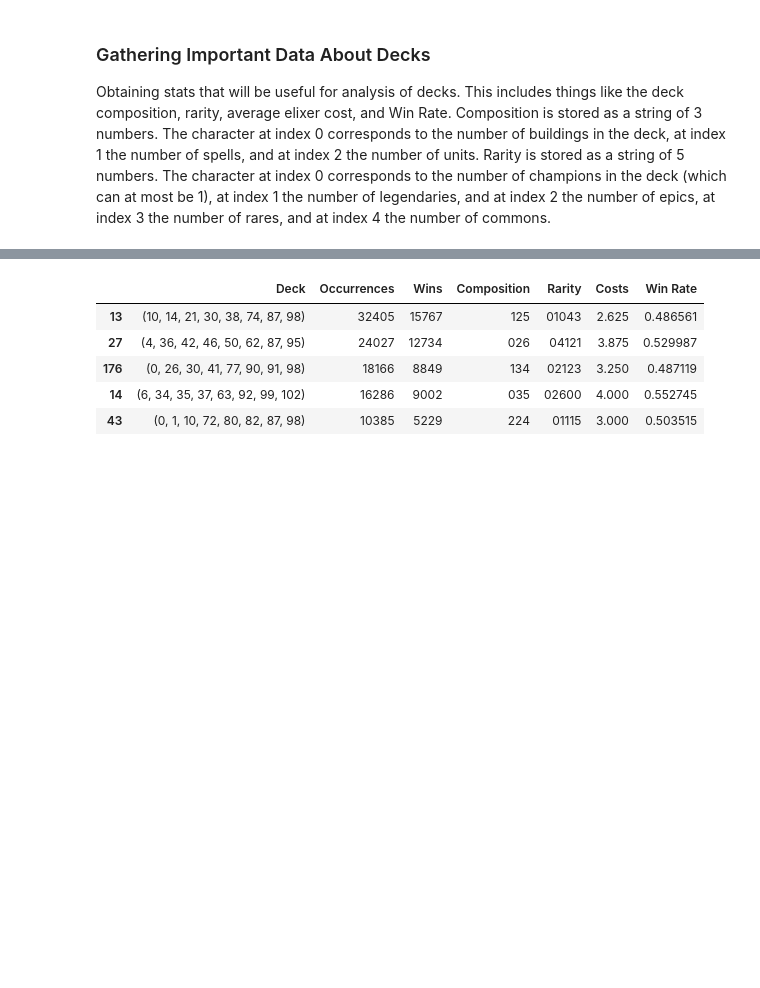
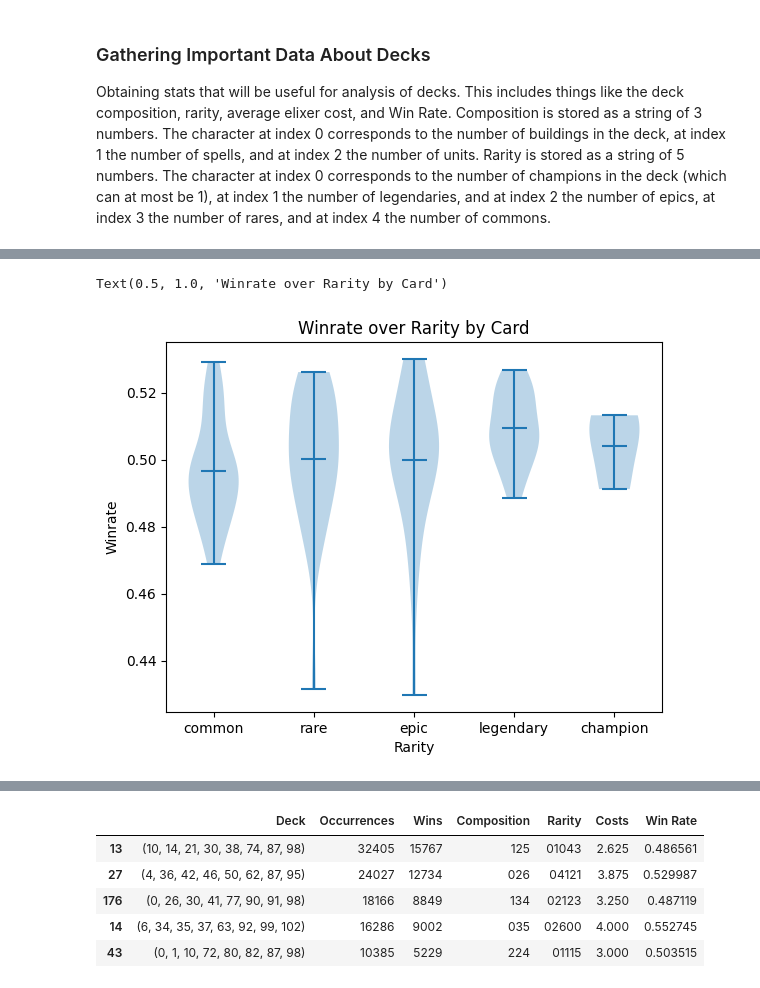
Before and after one commit to tnguyen59/Clash-Royale-Analysis, a Jupyter notebook: brendan_final_draft.ipynb, the cells around one changed output, grey strips where cells are left out. Drawn from its saved outputs; the diff is of its cells as text; code cells hidden in the pictures; blank space fills up the shorter version.

```diff
--- a/brendan_final_draft.ipynb
+++ b/brendan_final_draft.ipynb
@@ -149,0 +233,17 @@ The first part of the analysis of decks is finding out which decks were used the
+# %%
+lst = []
+# rarities = change_card_df['rarity'].unique()
+rarities = ['common', 'rare', 'epic', 'legendary', 'champion']
+for rarity in rarities:
+    lst.append(change_card_df[change_card_df['rarity'] == rarity].winrate)
+
+fig, ax = plt.subplots()
+ax.set_xticks([1, 2, 3, 4, 5])
+ax.set_xticklabels(rarities)
+ax.violinplot(lst, showmeans=True)
+ax.set_xlabel('Rarity')
+ax.set_ylabel('Winrate')
+ax.set_title('Winrate over Rarity by Card')
+# %% [output]
+Text(0.5, 1.0, 'Winrate over Rarity by Card')
+[figure, added]
```
Also changed, not shown: parts of 9 cells of this notebook, 1 other file.
